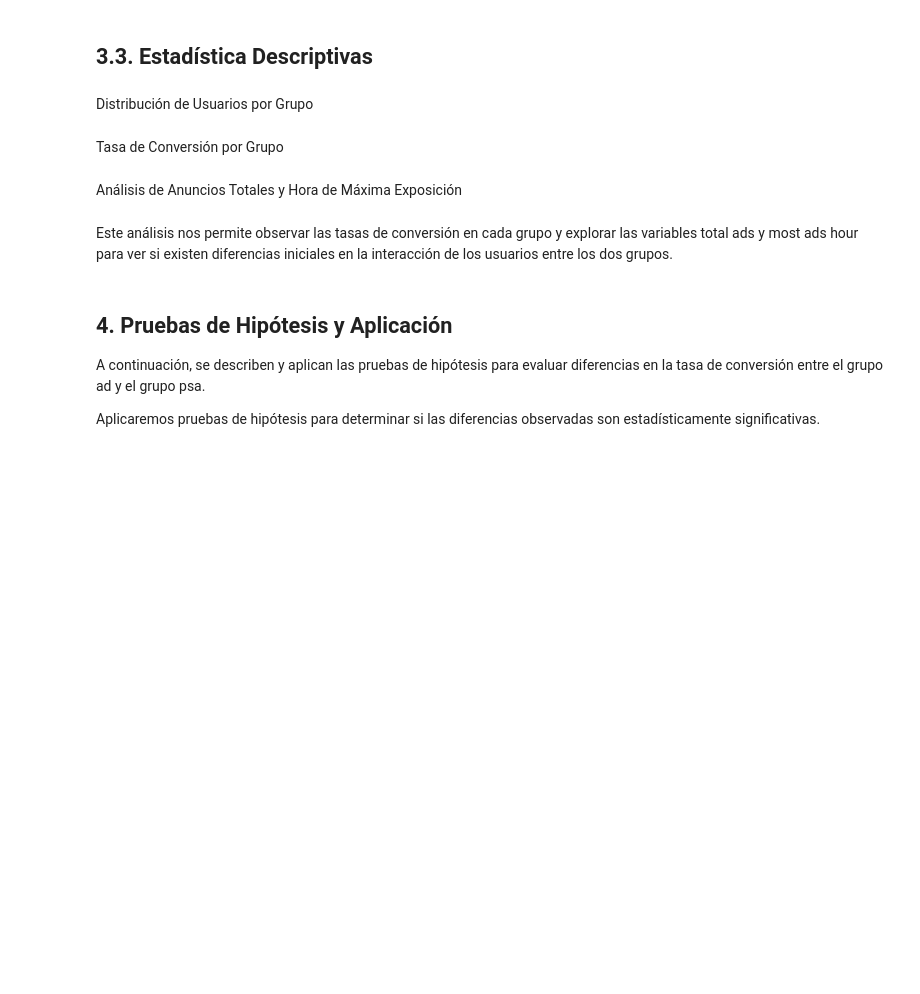
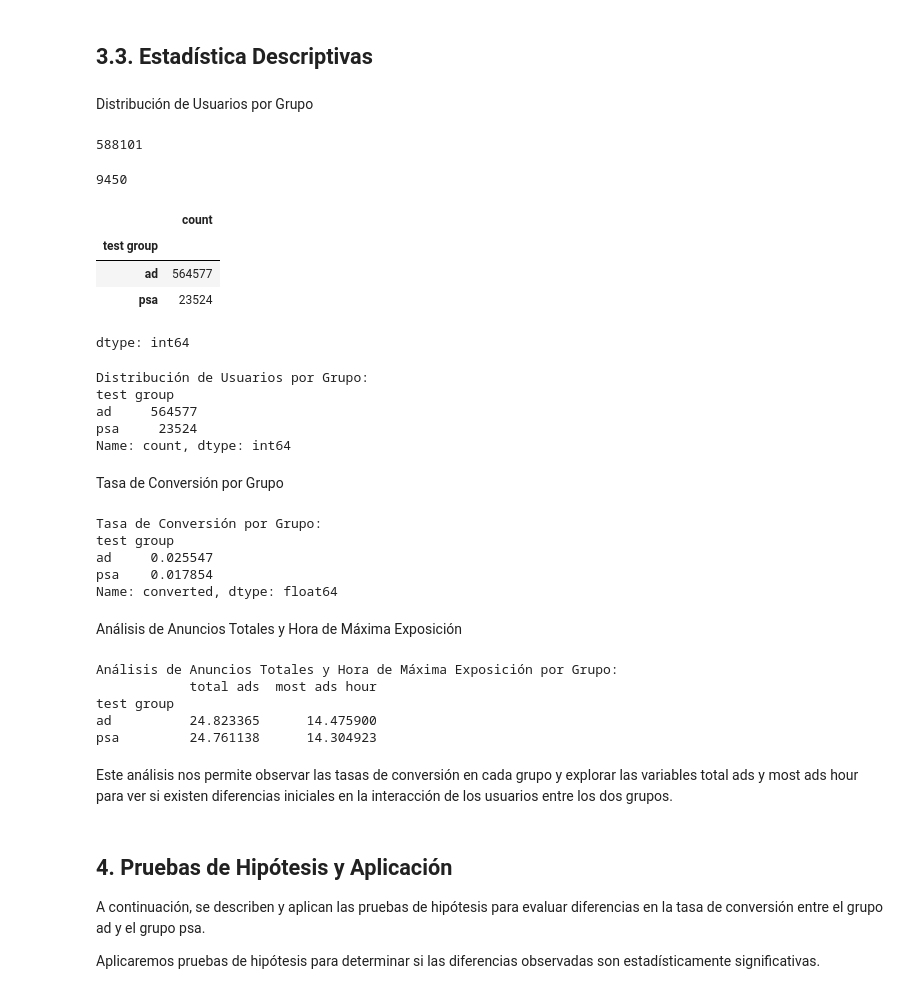
Before and after one commit to PabloAndree/Python_PA, a Jupyter notebook: 03_Pruebas_de_Hipótesis_ipynb.ipynb, the cells around one changed output. Saved outputs shown, nothing was run; the diff lists cells and outputs as text; code cells hidden in the pictures; blank space fills up the shorter version.

```diff
--- a/03_Pruebas_de_Hipótesis_ipynb.ipynb
+++ b/03_Pruebas_de_Hipótesis_ipynb.ipynb
@@ -58,7 +58,7 @@ import matplotlib.pyplot as plt
 import seaborn as sns
 # %%
 # Cargar el conjunto de datos
-df = pd.read_csv('marketing_AB_testing.csv')
+df = pd.read_csv('/content/marketing_AB.csv',index_col=0)
 # %% [markdown]
 ### **3.2. Descripción de las Variables**
 # %% [markdown]
@@ -69,10 +76,38 @@ df.head()
 ## **3.3. Estadística Descriptivas**
 # %% [markdown]
 Distribución de Usuarios por Grupo
+# %%
+len(df)
+# %% [output]
+588101
+# %%
+N = 588101
+desv = 0.5
+Z = 1.96
+# Z para 95% de confianza 1.96
+error = 0.01
+n = (Z**2)*(desv**2)*(N)/((error**2)*(N-1) + (Z**2)*(desv**2))
+round(n)
+# %% [output]
+9450
+# %%
+df['test group'].value_counts()
+# %% [output]
+|  | count |
+| test group |  |
+| ad | 564577 |
+| psa | 23524 |
+dtype: int64
 # %%
 # Distribución de Usuarios por Grupo
 print("Distribución de Usuarios por Grupo:")
 print(df['test group'].value_counts())
+# %% [output]
+Distribución de Usuarios por Grupo:
+test group
+ad     564577
+psa     23524
+Name: count, dtype: int64
 # %% [markdown]
 Tasa de Conversión por Grupo
 # %%
@@ -80,6 +115,12 @@ Tasa de Conversión por Grupo
 print("\nTasa de Conversión por Grupo:")
 conversion_rates = df.groupby('test group')['converted'].mean()
 print(conversion_rates)
+# %% [output]
+Tasa de Conversión por Grupo:
+test group
+ad     0.025547
+psa    0.017854
+Name: converted, dtype: float64
 # %% [markdown]
 Análisis de Anuncios Totales y Hora de Máxima Exposición
 # %%
@@ -87,6 +128,12 @@ Análisis de Anuncios Totales y Hora de Máxima Exposición
 print("\nAnálisis de Anuncios Totales y Hora de Máxima Exposición por Grupo:")
 ads_stats = df.groupby('test group')[['total ads', 'most ads hour']].mean()
 print(ads_stats)
+# %% [output]
+Análisis de Anuncios Totales y Hora de Máxima Exposición por Grupo:
+            total ads  most ads hour
+test group
+ad          24.823365      14.475900
+psa         24.761138      14.304923
 # %% [markdown]
 Este análisis nos permite observar las tasas de conversión en cada grupo y explorar las variables total ads y most ads hour para ver si existen diferencias iniciales en la interacción de los usuarios entre los dos grupos.
 # %% [markdown]
```
Also changed, not shown: parts of 14 cells of this notebook.
